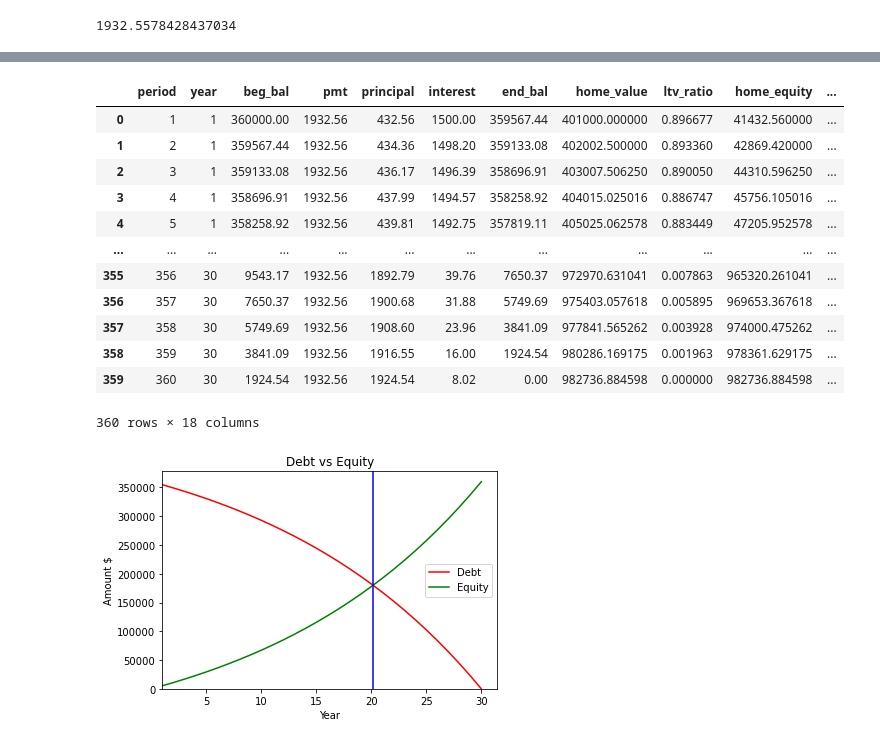
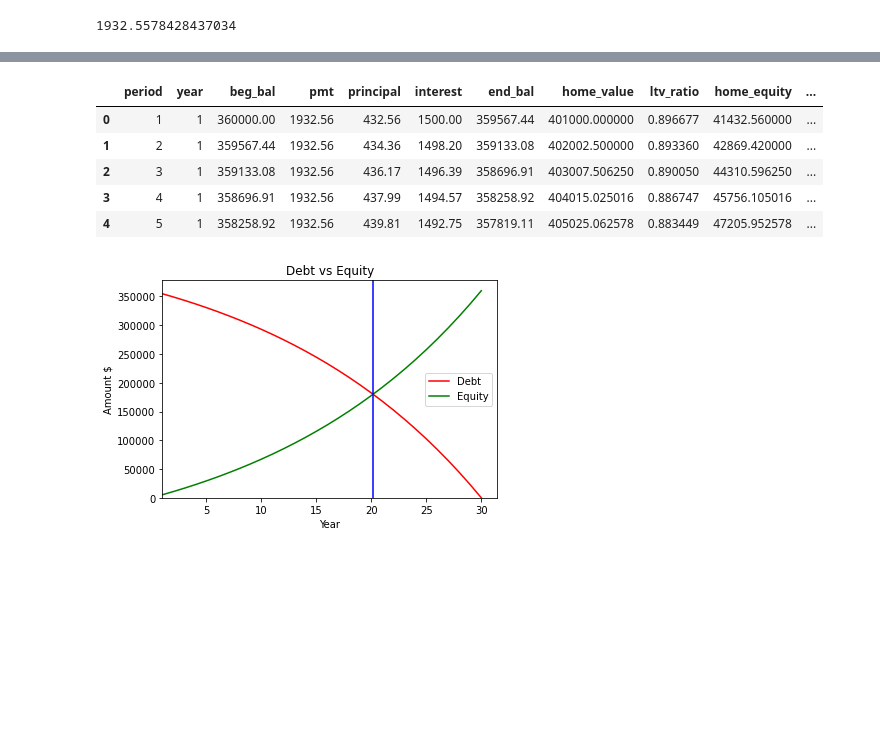
Before and after one commit to stumals/Loanpy, a Jupyter notebook: demo.ipynb, the cells around one changed output, grey strips where cells are left out. Cells and saved outputs as stored; diff of their text form; code cells hidden in the pictures; blank space fills up the shorter version.

```diff
--- a/demo.ipynb
+++ b/demo.ipynb
@@ -60,21 +106,14 @@ l.pmt_matrix(variance=True)
 | 400000.0 | -80.095477 | -22.896661 | 35.201721 | 94.183396 | 154.031503 | 214.728649 | 276.256966 | 338.598163 | 401.733583 | 465.644258 | 530.310959 |
 | 410000.0 | -33.783917 | 24.844869 | 84.395711 | 144.851927 | 206.196237 | 268.410812 | 331.477336 | 395.377063 | 460.090869 | 525.599310 | 591.882679 |
 # %%
-l.amort_table_detail()
+l.amort_table_detail().head()
 # %% [output]
 |  | period | year | beg_bal | pmt | principal | interest | end_bal | home_value | ltv_ratio | home_equity | ... |
 | 0 | 1 | 1 | 360000.00 | 1932.56 | 432.56 | 1500.00 | 359567.44 | 401000.000000 | 0.896677 | 41432.560000 | ... |
 | 1 | 2 | 1 | 359567.44 | 1932.56 | 434.36 | 1498.20 | 359133.08 | 402002.500000 | 0.893360 | 42869.420000 | ... |
 | 2 | 3 | 1 | 359133.08 | 1932.56 | 436.17 | 1496.39 | 358696.91 | 403007.506250 | 0.890050 | 44310.596250 | ... |
 | 3 | 4 | 1 | 358696.91 | 1932.56 | 437.99 | 1494.57 | 358258.92 | 404015.025016 | 0.886747 | 45756.105016 | ... |
 | 4 | 5 | 1 | 358258.92 | 1932.56 | 439.81 | 1492.75 | 357819.11 | 405025.062578 | 0.883449 | 47205.952578 | ... |
-| ... | ... | ... | ... | ... | ... | ... | ... | ... | ... | ... | ... |
-| 355 | 356 | 30 | 9543.17 | 1932.56 | 1892.79 | 39.76 | 7650.37 | 972970.631041 | 0.007863 | 965320.261041 | ... |
-| 356 | 357 | 30 | 7650.37 | 1932.56 | 1900.68 | 31.88 | 5749.69 | 975403.057618 | 0.005895 | 969653.367618 | ... |
-| 357 | 358 | 30 | 5749.69 | 1932.56 | 1908.60 | 23.96 | 3841.09 | 977841.565262 | 0.003928 | 974000.475262 | ... |
-| 358 | 359 | 30 | 3841.09 | 1932.56 | 1916.55 | 16.00 | 1924.54 | 980286.169175 | 0.001963 | 978361.629175 | ... |
-| 359 | 360 | 30 | 1924.54 | 1932.56 | 1924.54 | 8.02 | 0.00 | 982736.884598 | 0.000000 | 982736.884598 | ... |
-360 rows × 18 columns
 # %%
 l.plot_debt_vs_equity()
 # %% [output]
```
Also changed, not shown: parts of 6 cells of this notebook, 1 other file.
